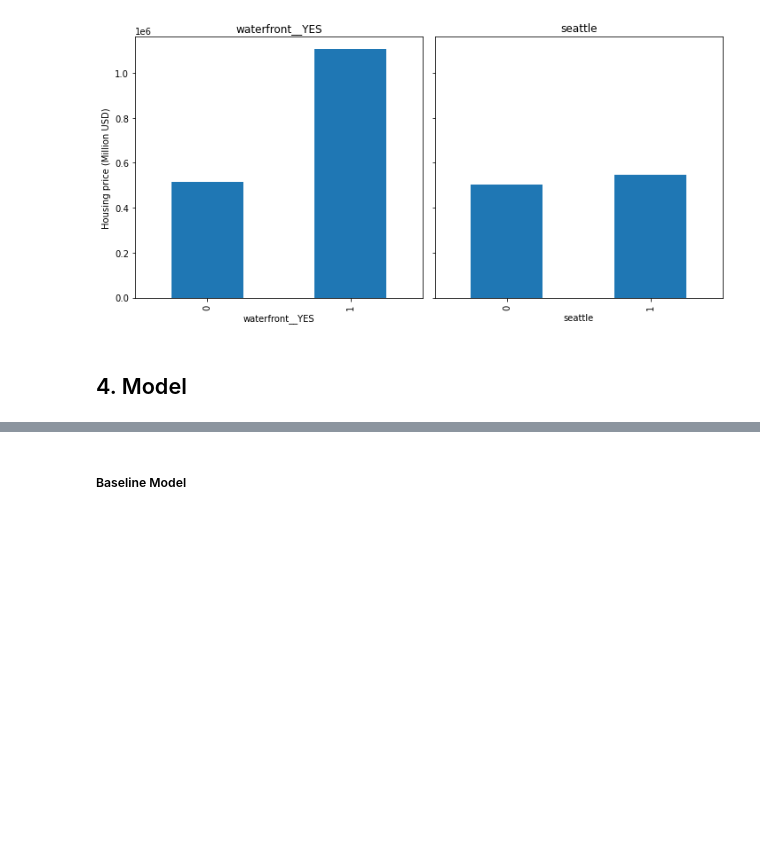
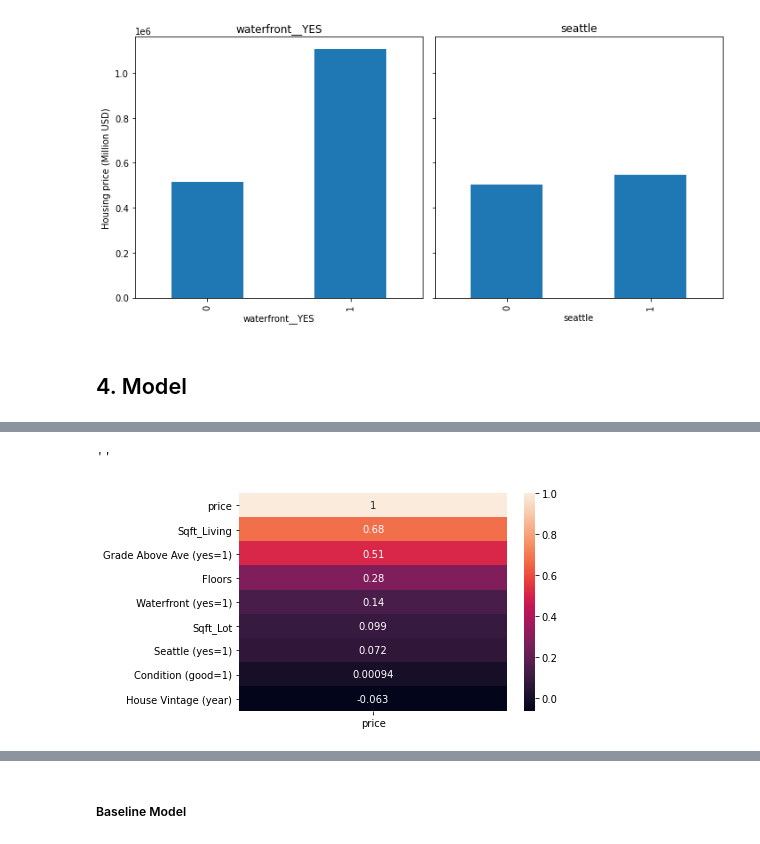
Before and after one commit to sumed-h/Group-3, a Jupyter notebook: Group3_Notebook_Final.ipynb, the cells around one changed output, grey strips where cells are left out. Drawn from its saved outputs; the diff is of its cells as text; code cells hidden in the pictures; blank space fills up the shorter version.

```diff
--- a/Group3_Notebook_Final.ipynb
+++ b/Group3_Notebook_Final.ipynb
@@ -475,3 +472,0 @@ With the above dataset, we build (1) an inferential model with a linear regressi
-# %%
-# drop id, date, condition, zipcode from df
-df.drop(labels=['id', 'date', 'condition', 'zipcode', 'cond_ave'], axis=1, inplace=True)
@@ -986,3 +472,0 @@ plt.ylabel("Actual - Predicted Value");
-# %%
-# Log transformation
-df['sqft_living_log']=np.log(df.sqft_living)
@@ -1196,0 +475,3 @@ plt.title('Model4');
+# %%
+# drop id, date, condition from df
+df.drop(labels=['id', 'date', 'condition', 'cond_ave'], axis=1, inplace=True)
@@ -1196,0 +503,17 @@ plt.title('Model4');
+# %%
+## # From the heatmap, we dropped the variables which report the correlation > 0.6
+# sqft_living and bathroom (0.74)
+# sqft_living and bedroom (0.6)
+# => drop bathroom, bedroom
+
+# Correlation Matrix
+corr2 = df.drop(labels=([ 'price_log', 'yr_sold', 'yr_built', 'grade',
+                         'bathrooms', 'bedrooms', 'zipcode']), axis=1).corr()
+
+# heatmap
+fig, ax=plt.subplots(figsize=(10,10))
+sns.heatmap(data=corr2,
+            mask=np.triu(np.ones_like(corr2, dtype=bool)),
+            ax=ax,
+            annot = True,
+            );
@@ -1196,0 +522,16 @@ plt.title('Model4');
+# %%
+# Correlation between y and X after dropping variables which report correlation >0.6.
+
+
+y_axis_labels = ['price', 'Sqft_Living', 'Grade Above Ave (yes=1)', 'Floors', ' Waterfront (yes=1)', 'Sqft_Lot',
+                 'Seattle (yes=1)', 'Condition (good=1)', 'House Vintage (year)']
+
+
+x2 = corr2[['price']]
+x2 = x2.sort_values(by='price', ascending=False)
+sns.heatmap(x2, annot=True, yticklabels=y_axis_labels)
+#plt.savefig('Image/correlation_X_y_after_drop')
+;
+# %% [output]
+''
+[figure, added]
```
Also changed, not shown: parts of 83 cells of this notebook, 11 other files.
